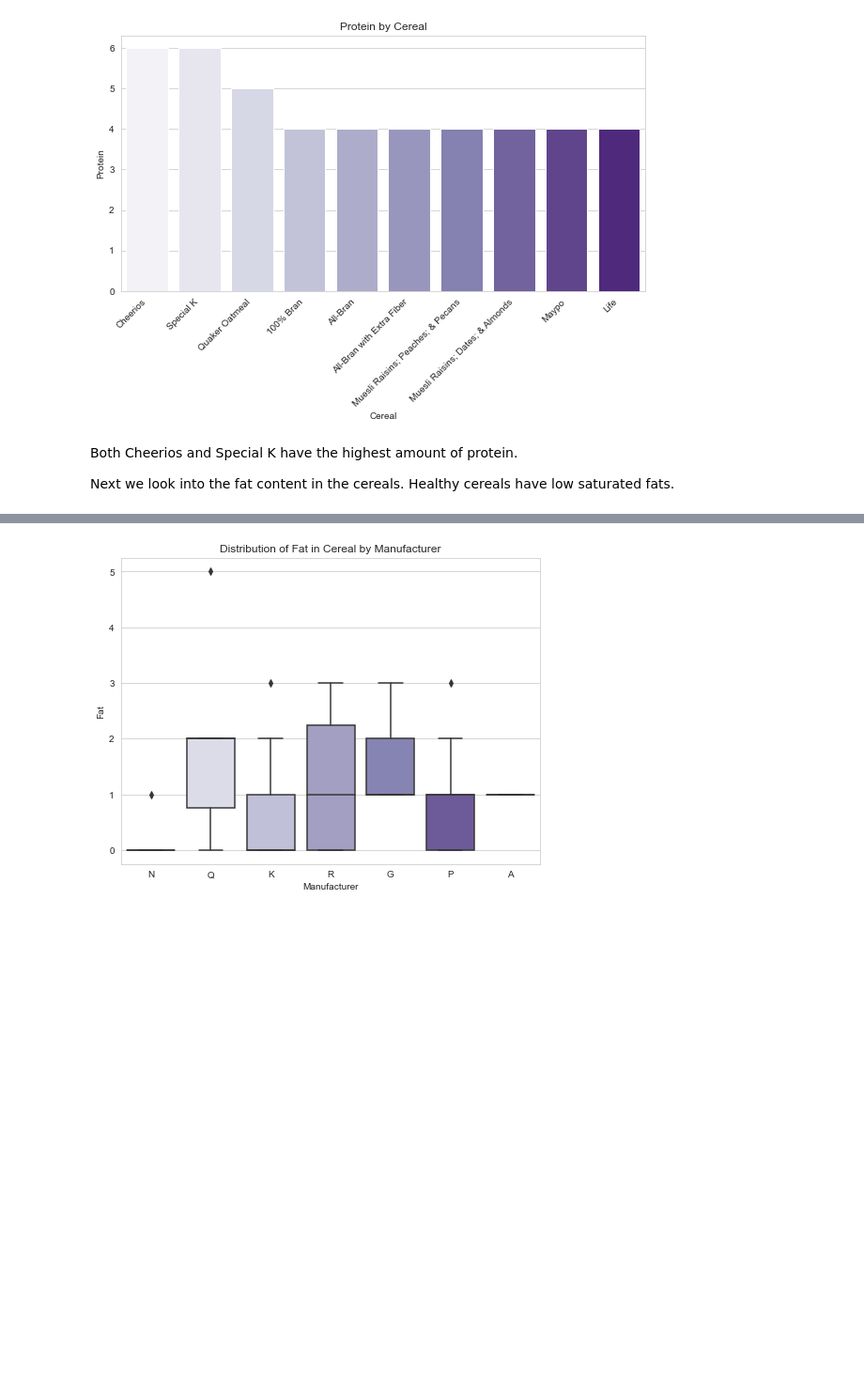
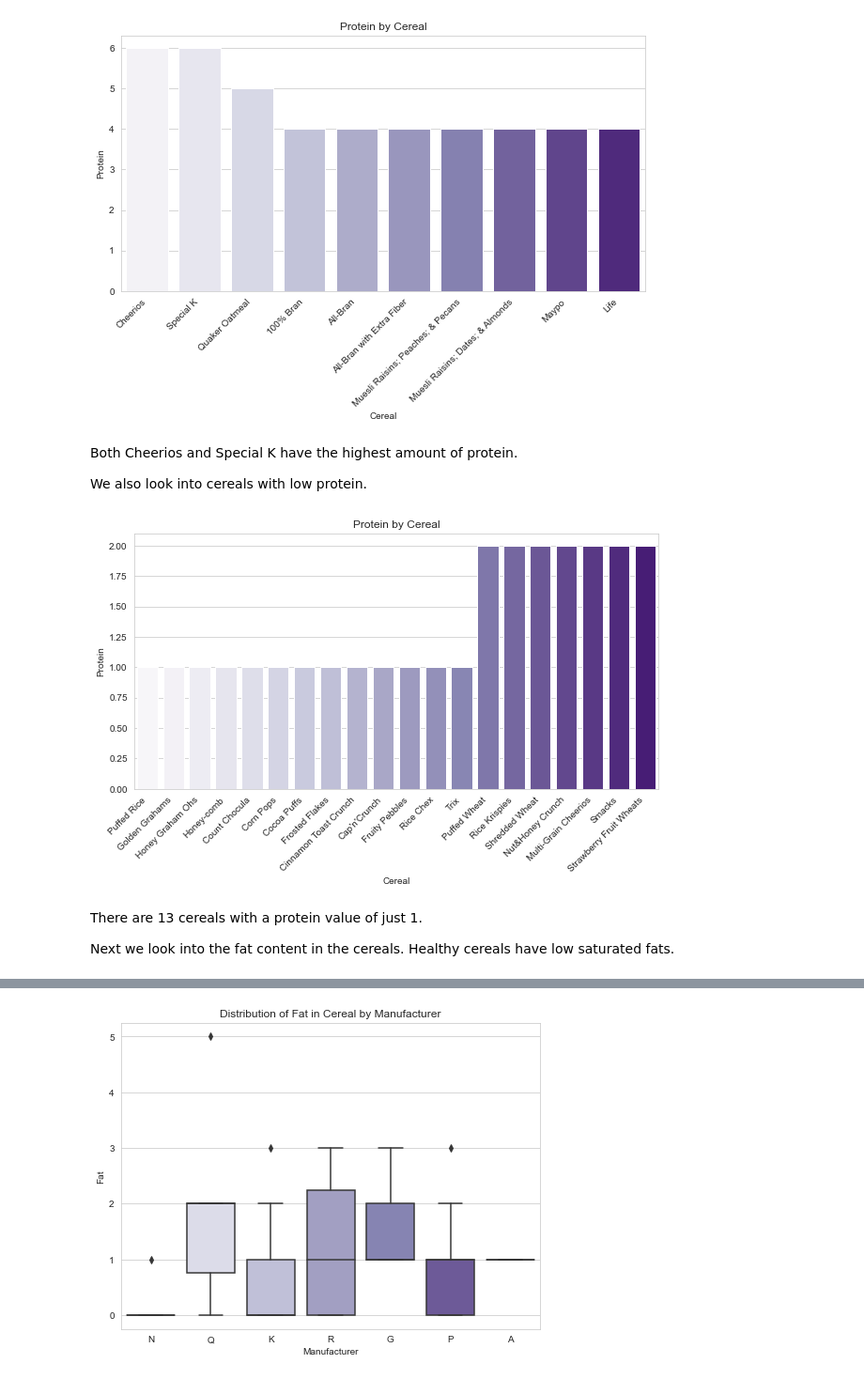
Before and after one commit to ayg15/cereals, a Jupyter notebook: Cereals EDA.ipynb, the cells around one changed output, grey strips where cells are left out. Shown at 94% size. Drawn from its saved outputs; the diff is of its cells as text; code cells hidden in the pictures; blank space fills up the shorter version.

```diff
--- a/Cereals EDA.ipynb
+++ b/Cereals EDA.ipynb
@@ -276,7 +294,26 @@ plt.show()
 # %% [markdown]
 Both Cheerios and Special K have the highest amount of protein.
 
-Next we look into the fat content in the cereals. Healthy cereals have low saturated fats.
+We also look into cereals with low protein.
+# %%
+plt.figure(figsize = (10,5))
+sns.barplot(data = cereals_df.sort_values(by = 'protein', ascending = True).head(20),
+            x = 'name',
+            y = 'protein',
+            palette = 'Purples')
+
+plt.xticks(rotation = 45,
+           horizontalalignment='right')
+plt.xlabel('Cereal')
+plt.ylabel('Protein')
+plt.title('Protein by Cereal')
+plt.show()
+# %% [output]
+[figure, added]
+# %% [markdown]
+There are 13 cereals with a protein value of just 1.
+
+Next we look into the fat content in the cereals. Healthy cereals have low saturated fats.
 # %%
 plt.figure(figsize = (8,5))
 sns.barplot(data = cereals_df,
```
Also changed, not shown: parts of 54 cells of this notebook.
